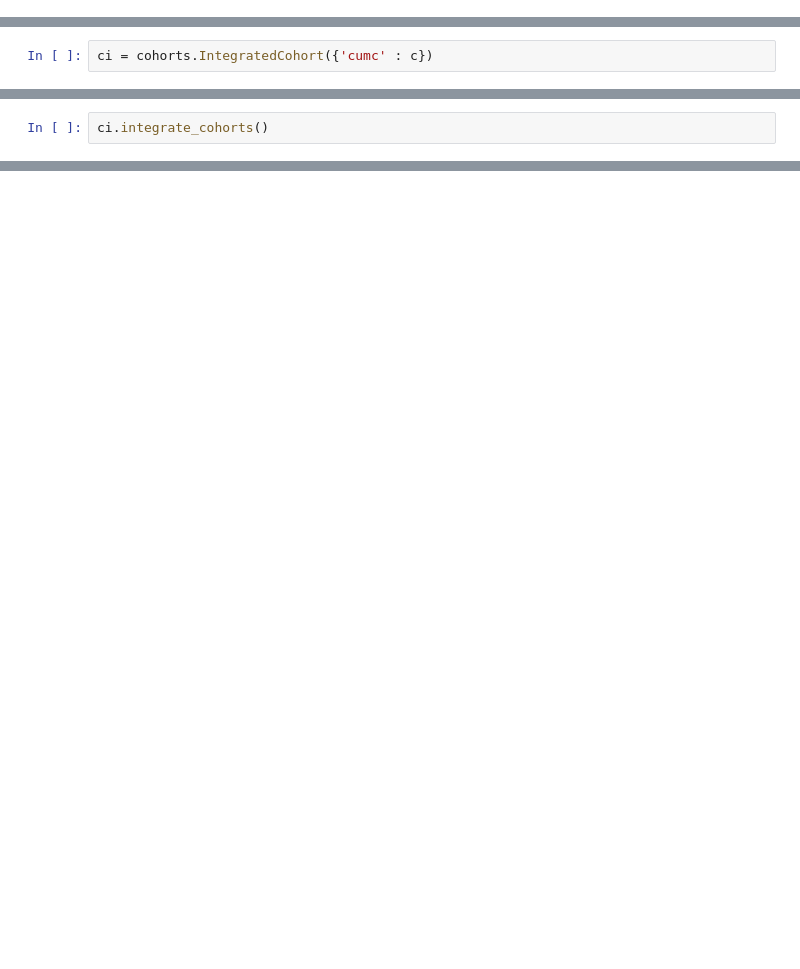
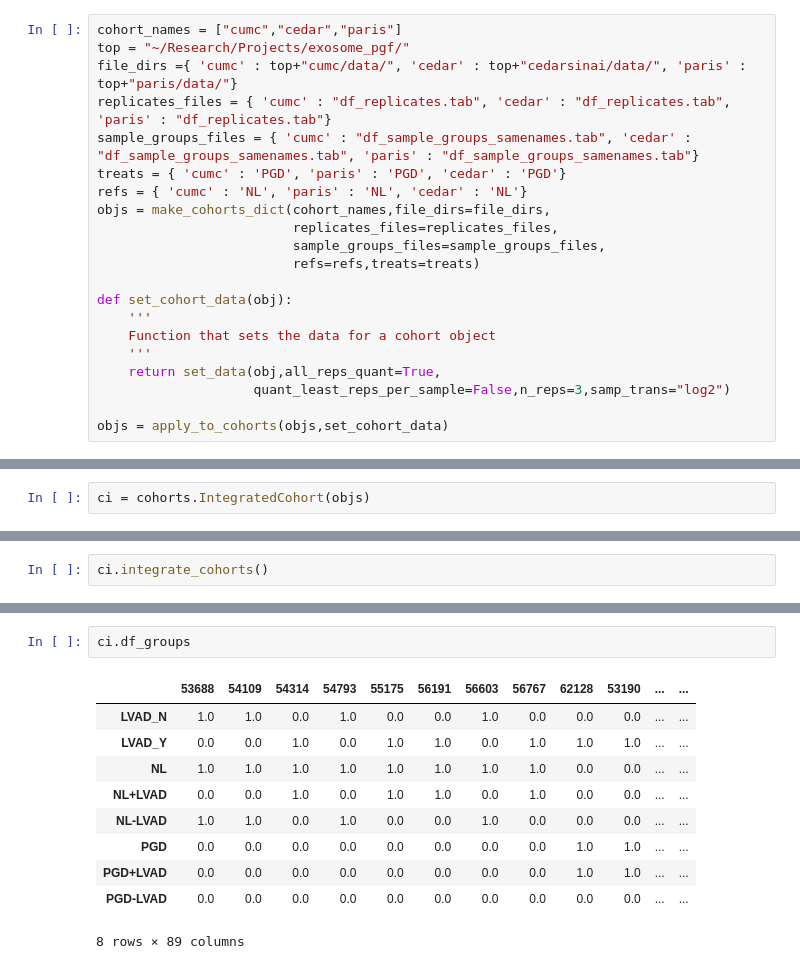
Before and after one commit to ngiangre/cohorts, a Jupyter notebook: test.ipynb, the cells around one changed output, grey strips where cells are left out. Saved outputs shown, nothing was run; the diff lists cells and outputs as text; blank space fills up the shorter version.

Commit message:
modified integrate_cohorts fnc to allow integrating sample groups of cohorts, and then tested

```diff
--- a/test.ipynb
+++ b/test.ipynb
@@ -195,0 +200,21 @@ sns.despine()
+# %%
+cohort_names = ["cumc","cedar","paris"]
+top = "~/Research/Projects/exosome_pgf/"
+file_dirs ={ 'cumc' : top+"cumc/data/", 'cedar' : top+"cedarsinai/data/", 'paris' : top+"paris/data/"}
+replicates_files = { 'cumc' : "df_replicates.tab", 'cedar' : "df_replicates.tab", 'paris' : "df_replicates.tab"}
+sample_groups_files = { 'cumc' : "df_sample_groups_samenames.tab", 'cedar' : "df_sample_groups_samenames.tab", 'paris' : "df_sample_groups_samenames.tab"}
+treats = { 'cumc' : 'PGD', 'paris' : 'PGD', 'cedar' : 'PGD'}
+refs = { 'cumc' : 'NL', 'paris' : 'NL', 'cedar' : 'NL'}
+objs = make_cohorts_dict(cohort_names,file_dirs=file_dirs,
+                         replicates_files=replicates_files,
+                         sample_groups_files=sample_groups_files,
+                         refs=refs,treats=treats)
+
+def set_cohort_data(obj):
+    '''
+    Function that sets the data for a cohort object
+    '''
+    return set_data(obj,all_reps_quant=True,
+                    quant_least_reps_per_sample=False,n_reps=3,samp_trans="log2")
+
+objs = apply_to_cohorts(objs,set_cohort_data)
@@ -196,2 +227,2 @@ sns.despine()
 # %%
-ci = cohorts.IntegratedCohort({'cumc' : c})
+ci = cohorts.IntegratedCohort(objs)
@@ -228,0 +241,13 @@ ci.df
+# %%
+ci.df_groups
+# %% [output]
+|  | 53688 | 54109 | 54314 | 54793 | 55175 | 56191 | 56603 | 56767 | 62128 | 53190 | ... | ... |
+| LVAD_N | 1.0 | 1.0 | 0.0 | 1.0 | 0.0 | 0.0 | 1.0 | 0.0 | 0.0 | 0.0 | ... | ... |
+| LVAD_Y | 0.0 | 0.0 | 1.0 | 0.0 | 1.0 | 1.0 | 0.0 | 1.0 | 1.0 | 1.0 | ... | ... |
+| NL | 1.0 | 1.0 | 1.0 | 1.0 | 1.0 | 1.0 | 1.0 | 1.0 | 0.0 | 0.0 | ... | ... |
+| NL+LVAD | 0.0 | 0.0 | 1.0 | 0.0 | 1.0 | 1.0 | 0.0 | 1.0 | 0.0 | 0.0 | ... | ... |
+| NL-LVAD | 1.0 | 1.0 | 0.0 | 1.0 | 0.0 | 0.0 | 1.0 | 0.0 | 0.0 | 0.0 | ... | ... |
+| PGD | 0.0 | 0.0 | 0.0 | 0.0 | 0.0 | 0.0 | 0.0 | 0.0 | 1.0 | 1.0 | ... | ... |
+| PGD+LVAD | 0.0 | 0.0 | 0.0 | 0.0 | 0.0 | 0.0 | 0.0 | 0.0 | 1.0 | 1.0 | ... | ... |
+| PGD-LVAD | 0.0 | 0.0 | 0.0 | 0.0 | 0.0 | 0.0 | 0.0 | 0.0 | 0.0 | 0.0 | ... | ... |
+8 rows × 89 columns
```
Also changed, not shown: parts of 6 cells of this notebook, 1 other file.
